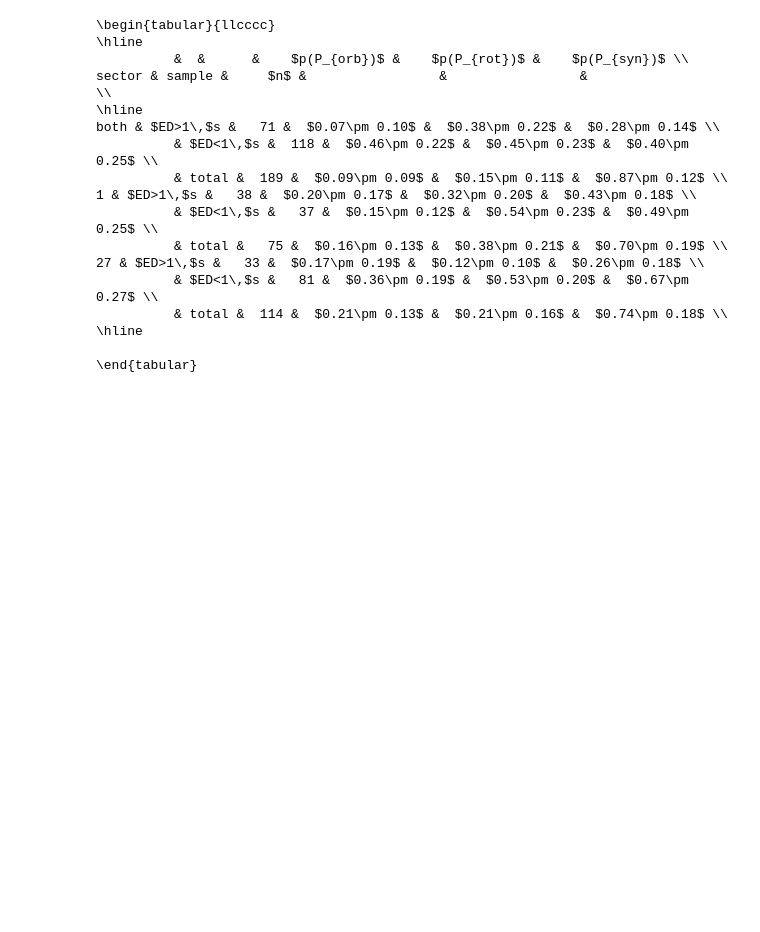
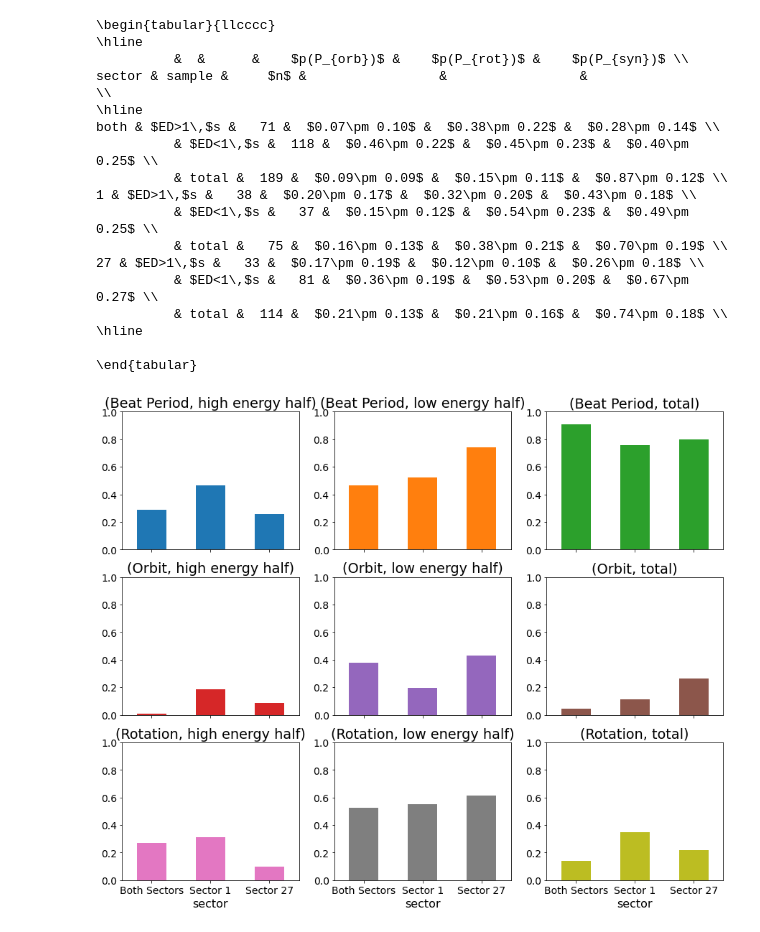
Before and after one commit to ekaterinailin/flaring-spi, a Jupyter notebook: notebooks/AU_Mic_final_table_kstest.ipynb, the cells around one changed output. Saved outputs shown, nothing was run; the diff lists cells and outputs as text; code cells hidden in the pictures; blank space fills up the shorter version.

```diff
--- a/notebooks/AU_Mic_final_table_kstest.ipynb
+++ b/notebooks/AU_Mic_final_table_kstest.ipynb
@@ -106,3 +106,10 @@ both & $ED>1\,$s &   71 &  $0.07\pm 0.10$ &  $0.38\pm 0.22$ &  $0.28\pm 0.14$ \\
 # %%
 with open("/home/ekaterina/Documents/002_writing/aumic-flaring-spi-draft/tables/pvalsks.tex", "w") as f:
     f.write(stri)
+# %%
+f = df.groupby(["period", "sector","subsample"]).p.median()
+f.unstack(level=0).unstack(level=1).plot(kind='bar', subplots=True, rot=0,
+                                         figsize=(15, 12), layout=(3, 3), legend=False,
+                                         ylim=(0,1));
+# %% [output]
+[figure, added]
```
Also changed, not shown: parts of 2 cells of this notebook, 3 other files.
